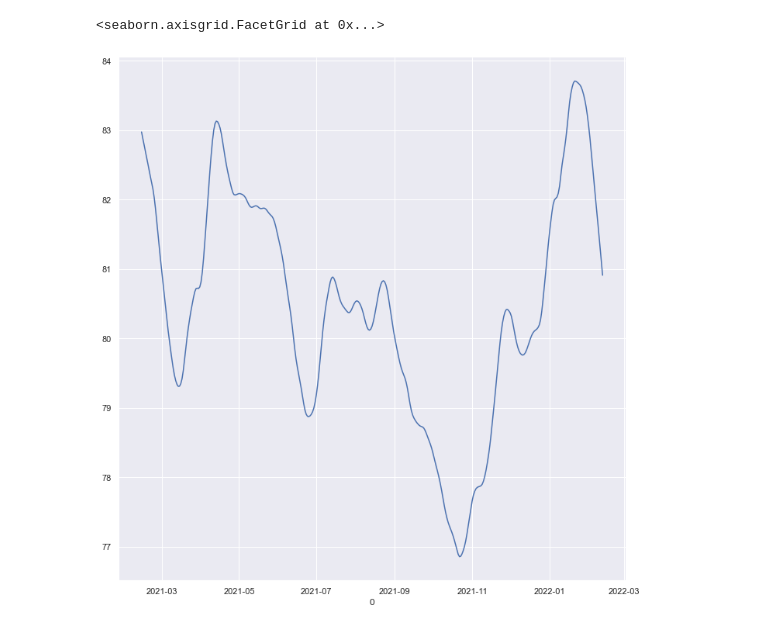
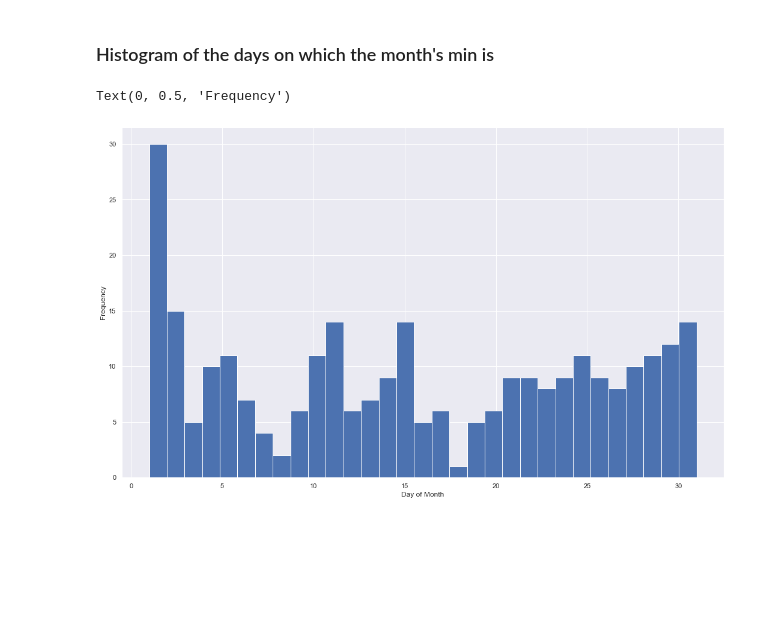
Before and after one commit to ssppkenny/history_rates, a Jupyter notebook: Rates.ipynb, the cells around one changed output. Saved outputs shown, nothing was run; the diff lists cells and outputs as text; code cells hidden in the pictures; blank space fills up the shorter version.

```diff
--- a/Rates.ipynb
+++ b/Rates.ipynb
@@ -27,5 +25,9 @@ ynew = f(df[0])
-# %%
-sns.relplot(data=df, kind="line", x=df[0], y=ynew, height=10)
-# %% [output]
-<seaborn.axisgrid.FacetGrid at 0x...>
-[figure, removed]
+# %% [markdown]
+### Histogram of the days on which the month's min is
+# %%
+plt.hist(pd.merge(df, dmin, on=[1])[0].dt.day, bins=31)[0]
+plt.xlabel("Day of Month")
+plt.ylabel('Frequency')
+# %% [output]
+Text(0, 0.5, 'Frequency')
+[figure, added]
```
Also changed, not shown: parts of 8 cells of this notebook.
